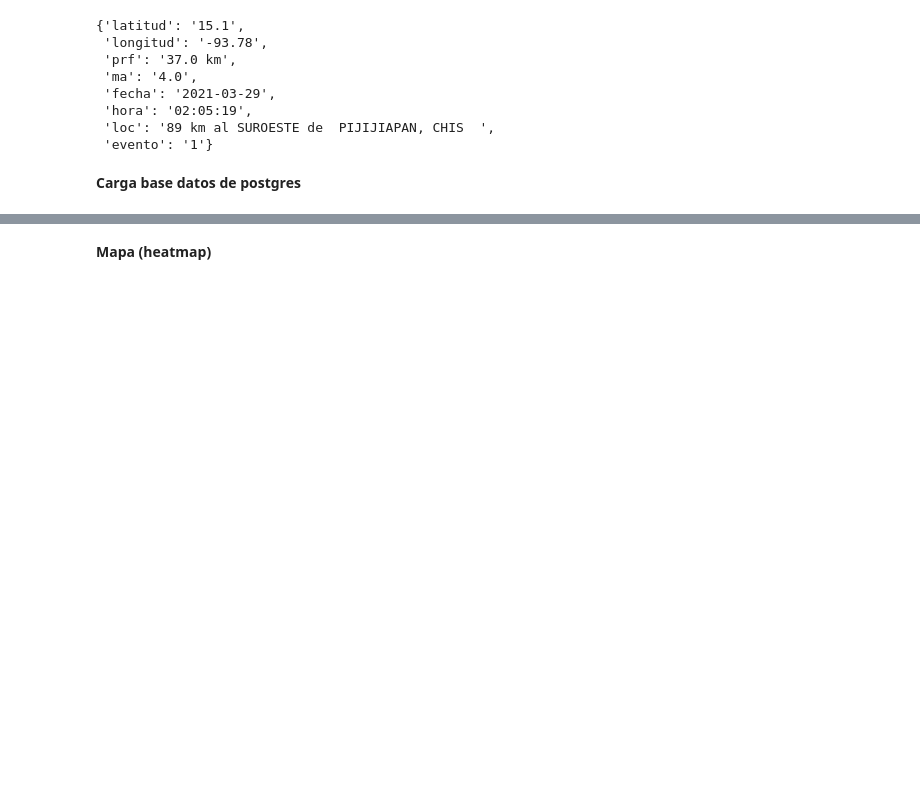
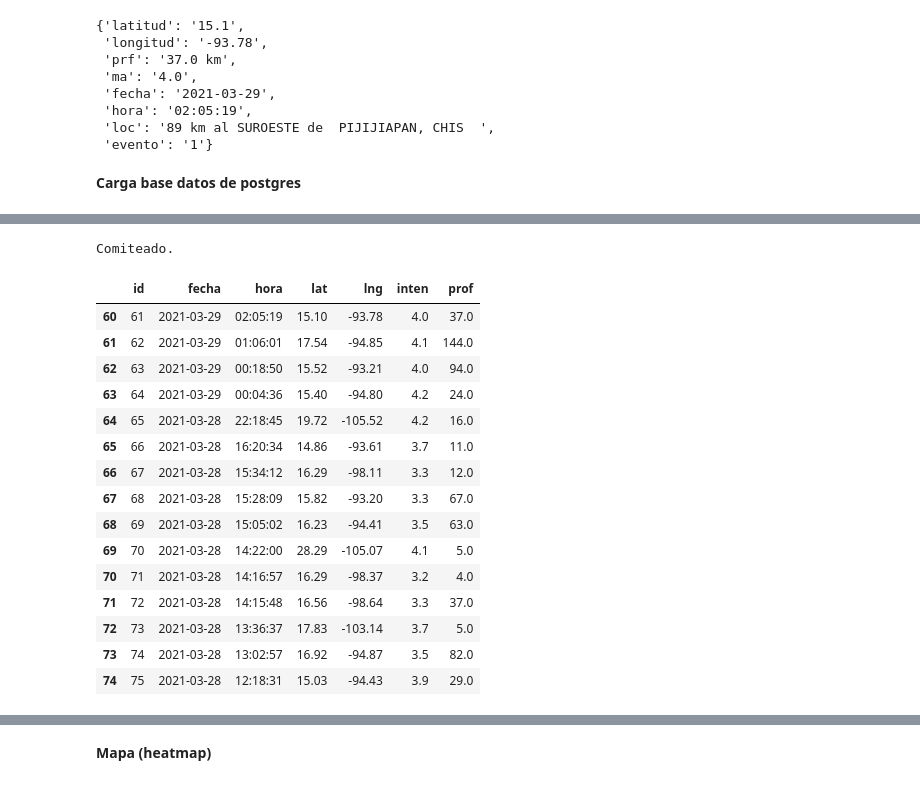
Before and after one commit to Ironhack-Data-Madrid-Enero-2021/Classroom-Materials, a Jupyter notebook: week_11/w11_d1 - ETL 1 (terremotos).ipynb, the cells around one changed output, grey strips where cells are left out. Drawn from its saved outputs; the diff is of its cells as text; code cells hidden in the pictures; blank space fills up the shorter version.

```diff
--- a/week_11/w11_d1 - ETL 1 (terremotos).ipynb
+++ b/week_11/w11_d1 - ETL 1 (terremotos).ipynb
@@ -149,0 +160,30 @@ u.query.split('&')
+# %%
+str_conn=f'postgres://iudh:password@localhost:5432/{SCHEMA}'
+# %%
+# conexion base datos
+
+class Conector:
+    def __init__(self, str_conn):
+        print('Conectando...')
+        self.motor=create_engine(str_conn)
+        self.sesion=sessionmaker(bind=self.motor)()
+# %%
+# tabla de la base de datos
+
+Base=declarative_base()
+
+class Mexico(Base):
+
+    __tablename__='mexico'
+    __table_args__={'schema': SCHEMA}
+
+    id=Column(Integer(),
+              Sequence('mexico_id_seq', start=1, increment=1),
+              primary_key=True)
+
+    fecha=Column(Text())
+    hora=Column(Text())
+    lat=Column(Float())
+    lng=Column(Float())
+    inten=Column(Float())
+    prof=Column(Text())
@@ -149,0 +243,2 @@ u.query.split('&')
+# %%
+sql=Prueba(str_conn)
@@ -149,0 +271,23 @@ u.query.split('&')
+# %%
+sql.rellena_tabla(get_dictio())
+# %% [output]
+Comiteado.
+# %%
+sql.show_df().tail(15)
+# %% [output]
+|  | id | fecha | hora | lat | lng | inten | prof |
+| 60 | 61 | 2021-03-29 | 02:05:19 | 15.10 | -93.78 | 4.0 | 37.0 |
+| 61 | 62 | 2021-03-29 | 01:06:01 | 17.54 | -94.85 | 4.1 | 144.0 |
+| 62 | 63 | 2021-03-29 | 00:18:50 | 15.52 | -93.21 | 4.0 | 94.0 |
+| 63 | 64 | 2021-03-29 | 00:04:36 | 15.40 | -94.80 | 4.2 | 24.0 |
+| 64 | 65 | 2021-03-28 | 22:18:45 | 19.72 | -105.52 | 4.2 | 16.0 |
+| 65 | 66 | 2021-03-28 | 16:20:34 | 14.86 | -93.61 | 3.7 | 11.0 |
+| 66 | 67 | 2021-03-28 | 15:34:12 | 16.29 | -98.11 | 3.3 | 12.0 |
+| 67 | 68 | 2021-03-28 | 15:28:09 | 15.82 | -93.20 | 3.3 | 67.0 |
+| 68 | 69 | 2021-03-28 | 15:05:02 | 16.23 | -94.41 | 3.5 | 63.0 |
+| 69 | 70 | 2021-03-28 | 14:22:00 | 28.29 | -105.07 | 4.1 | 5.0 |
+| 70 | 71 | 2021-03-28 | 14:16:57 | 16.29 | -98.37 | 3.2 | 4.0 |
+| 71 | 72 | 2021-03-28 | 14:15:48 | 16.56 | -98.64 | 3.3 | 37.0 |
+| 72 | 73 | 2021-03-28 | 13:36:37 | 17.83 | -103.14 | 3.7 | 5.0 |
+| 73 | 74 | 2021-03-28 | 13:02:57 | 16.92 | -94.87 | 3.5 | 82.0 |
+| 74 | 75 | 2021-03-28 | 12:18:31 | 15.03 | -94.43 | 3.9 | 29.0 |
```
Also changed, not shown: parts of 18 cells of this notebook, 2 other files.
